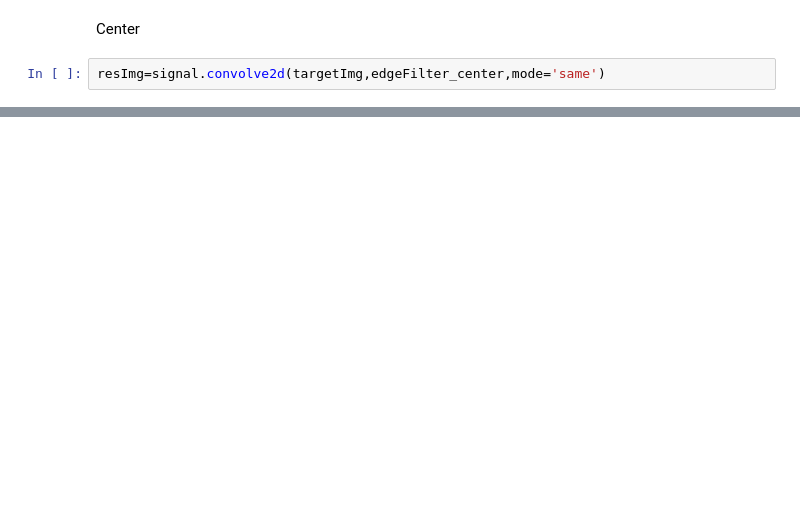
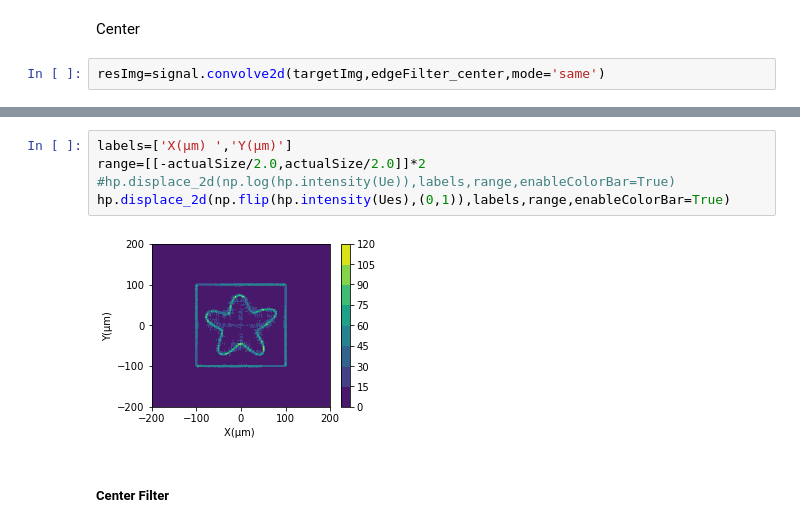
Before and after one commit to yesunhuang/Optics_Toolbox_In_Python, a Jupyter notebook: notebooks/EdgeDetectionTest.ipynb, the cells around one changed output, grey strips where cells are left out. Drawn from its saved outputs; the diff is of its cells as text; blank space fills up the shorter version.

```diff
--- a/notebooks/EdgeDetectionTest.ipynb
+++ b/notebooks/EdgeDetectionTest.ipynb
@@ -117,0 +145,9 @@ hp.displace_2d(np.log(np.absolute(resImg)+1),labels,range,enableColorBar=True)
+# %%
+labels=['X(μm) ','Y(μm)']
+range=[[-actualSize/2.0,actualSize/2.0]]*2
+#hp.displace_2d(np.log(hp.intensity(Ue)),labels,range,enableColorBar=True)
+hp.displace_2d(np.flip(hp.intensity(Ues),(0,1)),labels,range,enableColorBar=True)
+# %% [output]
+[figure, added]
+# %% [markdown]
+##### Center Filter
```
Also changed, not shown: parts of 45 cells of this notebook, 2 other files.
